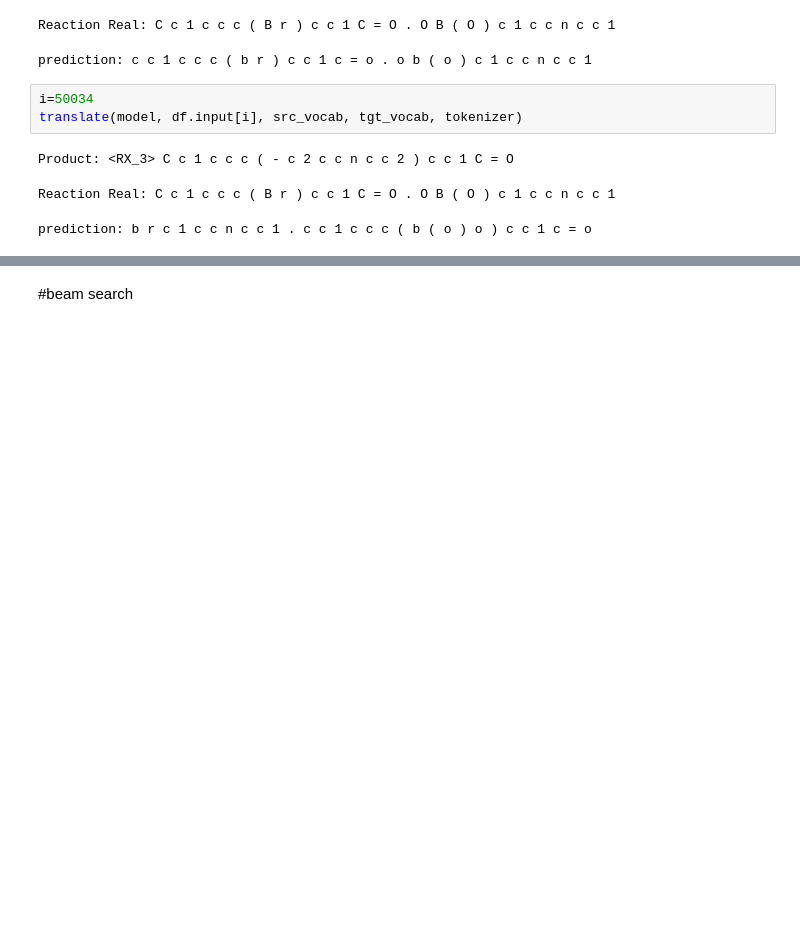
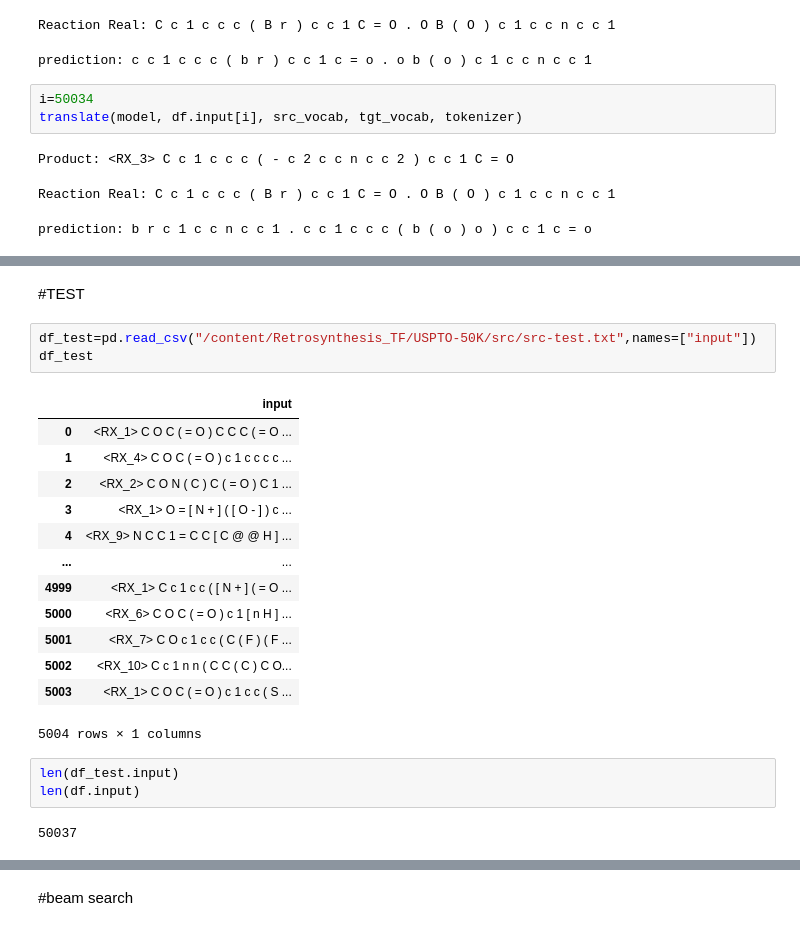
Before and after one commit to kenpurin/Retrosynthesis_Pytorch, a Jupyter notebook: Transformer_Retrosynthesis.ipynb, the cells around one changed output, grey strips where cells are left out. Cells and saved outputs as stored; diff of their text form; blank space fills up the shorter version.

```diff
--- a/Transformer_Retrosynthesis.ipynb
+++ b/Transformer_Retrosynthesis.ipynb
@@ -579,3 +579,27 @@ files.download("/content/my_checkpoint_200.pth")
 # %% [output]
 [interactive output not drawn]
 [interactive output not drawn]
+# %% [markdown]
+#TEST
+# %%
+df_test=pd.read_csv("/content/Retrosynthesis_TF/USPTO-50K/src/src-test.txt",names=["input"])
+df_test
+# %% [output]
+|  | input |
+| 0 | <RX_1> C O C ( = O ) C C C ( = O ... |
+| 1 | <RX_4> C O C ( = O ) c 1 c c c c ... |
+| 2 | <RX_2> C O N ( C ) C ( = O ) C 1 ... |
+| 3 | <RX_1> O = [ N + ] ( [ O - ] ) c ... |
+| 4 | <RX_9> N C C 1 = C C [ C @ @ H ] ... |
+| ... | ... |
+| 4999 | <RX_1> C c 1 c c ( [ N + ] ( = O ... |
+| 5000 | <RX_6> C O C ( = O ) c 1 [ n H ] ... |
+| 5001 | <RX_7> C O c 1 c c ( C ( F ) ( F ... |
+| 5002 | <RX_10> C c 1 n n ( C C ( C ) C O... |
+| 5003 | <RX_1> C O C ( = O ) c 1 c c ( S ... |
+5004 rows × 1 columns
+# %%
+len(df_test.input)
+len(df.input)
+# %% [output]
+50037
```
Also changed, not shown: parts of 23 cells of this notebook.
